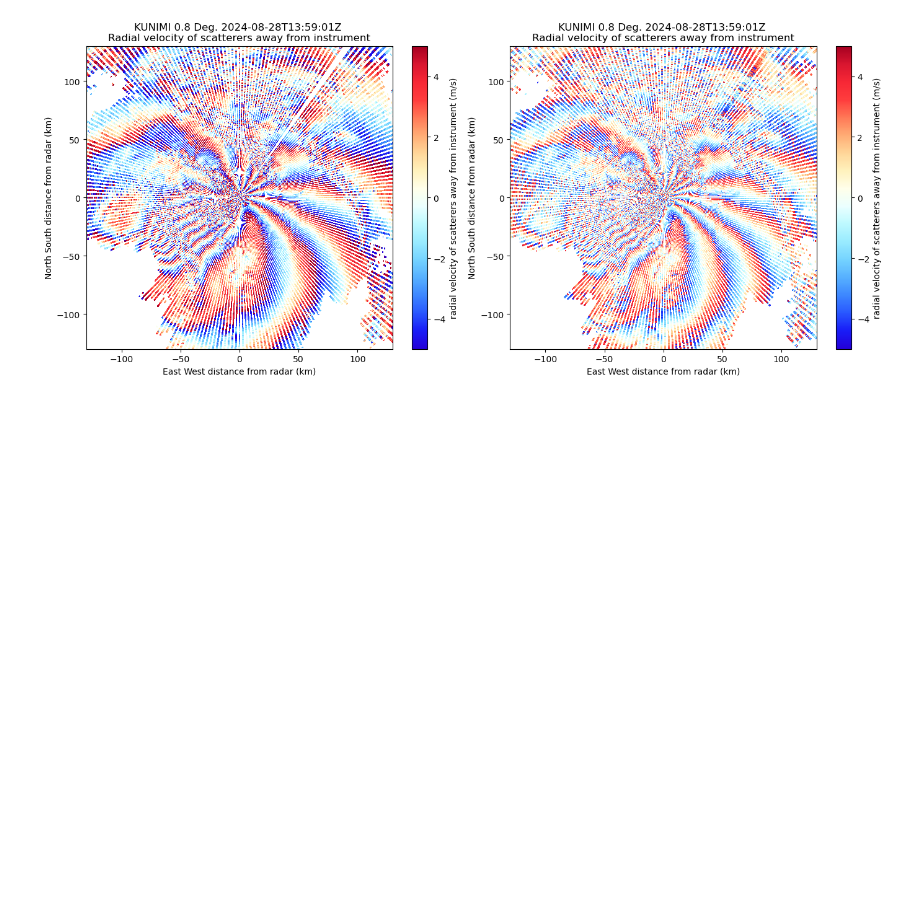
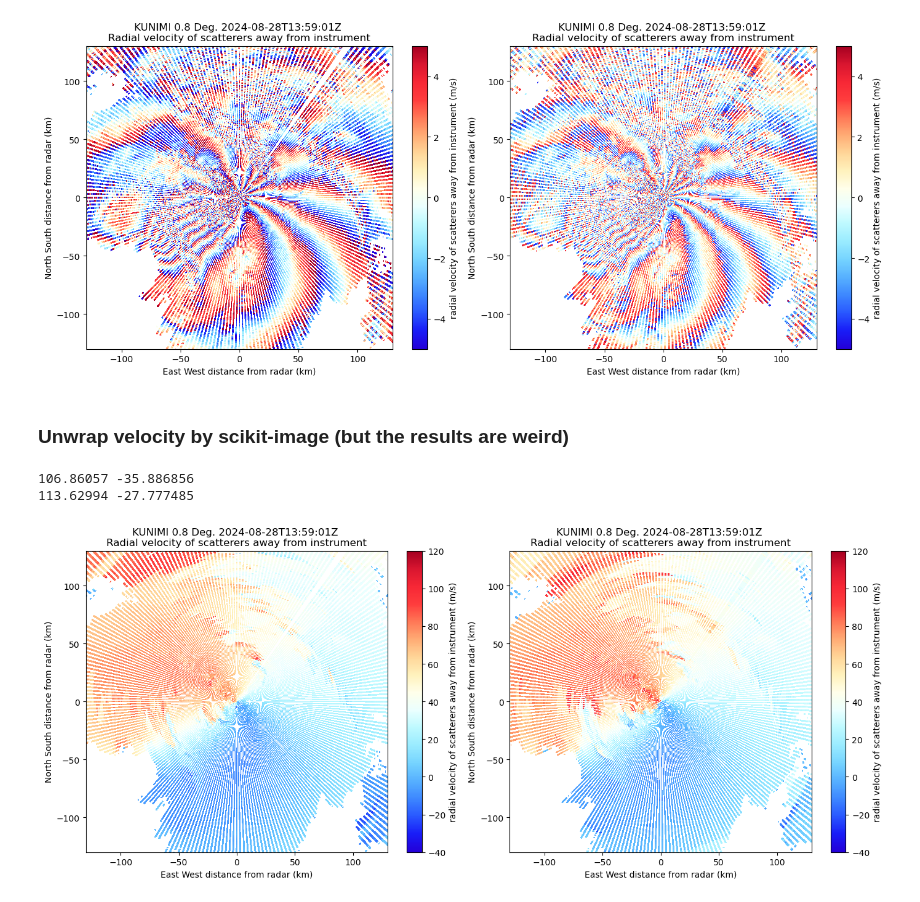
Before and after one commit to WeifanLIU21014/VR_corrector_for_OU, a Jupyter notebook: test_fix_velocity.ipynb, the cells around one changed output. Cells and saved outputs as stored; diff of their text form; code cells hidden in the pictures; blank space fills up the shorter version.

```diff
--- a/test_fix_velocity.ipynb
+++ b/test_fix_velocity.ipynb
@@ -101,3 +112,34 @@ display.set_limits((-130, 130), (-130, 130), ax=ax2)
 display.plot_ppi('V_nyq_vel_l', sweep, cmap="BuDRd18", vmin=-5, vmax=5, ax=ax2)
 # %% [output]
 [figure]
+# %% [markdown]
+### Unwrap velocity by scikit-image (but the results are weird)
+# %%
+from fix_velocity import unwrap_velocity_skimage
+#correct_V_nyq_vel_h = pyart.correct.dealias_unwrap_phase(radar, nyquist_vel=nyq_vel_h, vel_field='V_nyq_vel_h', rays_wrap_around=True)
+#correct_V_nyq_vel_l = pyart.correct.dealias_unwrap_phase(radar, nyquist_vel=nyq_vel_l, vel_field='V_nyq_vel_l', rays_wrap_around=True)
+correct_V_nyq_vel_h = unwrap_velocity_skimage(radar.fields['V_nyq_vel_h']['data'], nyq_vel_h, radar.iter_slice())
+correct_V_nyq_vel_l = unwrap_velocity_skimage(radar.fields['V_nyq_vel_l']['data'], nyq_vel_l, radar.iter_slice())
+
+print(correct_V_nyq_vel_h.max(), correct_V_nyq_vel_h.min())
+print(correct_V_nyq_vel_l.max(), correct_V_nyq_vel_l.min())
+
+radar.add_field_like('V', 'correct_V_nyq_vel_h', correct_V_nyq_vel_h, replace_existing=True)
+radar.add_field_like('V', 'correct_V_nyq_vel_l', correct_V_nyq_vel_l, replace_existing=True)
+# %% [output]
+106.86057 -35.886856
+113.62994 -27.777485
+# %%
+fig = plt.figure(figsize=(14,6), tight_layout=True)
+gs = gridspec.GridSpec(1, 2)
+
+## 2d plot
+ax1 = fig.add_subplot(gs[0, 0])
+display.set_limits((-130, 130), (-130, 130), ax=ax1)
+display.plot_ppi('correct_V_nyq_vel_h', sweep, cmap="BuDRd18", vmin=-40, vmax=120, ax=ax1)
+
+ax2 = fig.add_subplot(gs[0, 1])
+display.set_limits((-130, 130), (-130, 130), ax=ax2)
+display.plot_ppi('correct_V_nyq_vel_l', sweep, cmap="BuDRd18", vmin=-40, vmax=120, ax=ax2)
+# %% [output]
+[figure, added]
```
Also changed, not shown: parts of 2 cells of this notebook, 1 other file.
